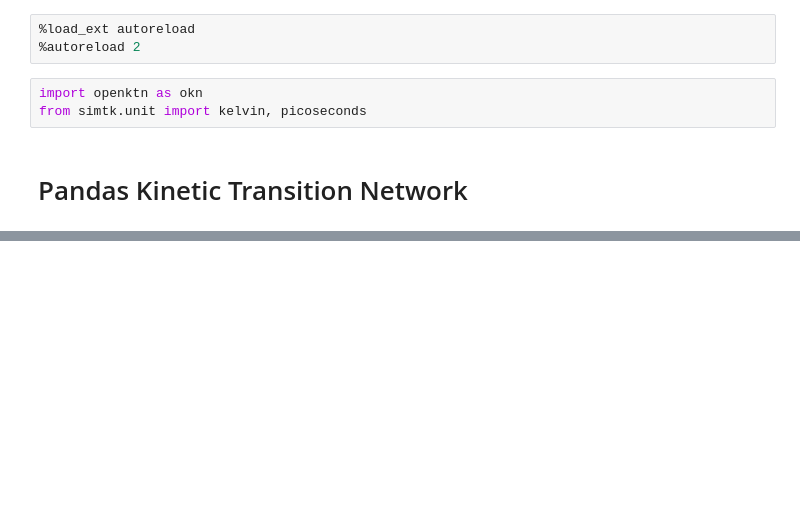
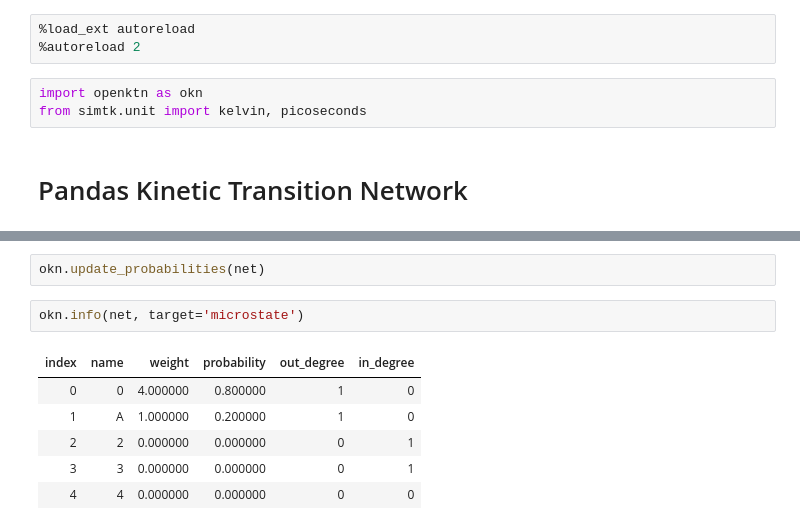
Before and after one commit to uibcdf/OpenKinLab, a Jupyter notebook: docs/contents/Pandas_KTN.ipynb, the cells around one changed output, grey strips where cells are left out. Saved outputs shown, nothing was run; the diff lists cells and outputs as text; blank space fills up the shorter version.

```diff
--- a/docs/contents/Pandas_KTN.ipynb
+++ b/docs/contents/Pandas_KTN.ipynb
@@ -13,0 +97,11 @@ NameError: name 'pandas_TransitionsDataFrame' is not defined
+# %%
+okn.update_probabilities(net)
+# %%
+okn.info(net, target='microstate')
+# %% [output]
+| index | name | weight | probability | out_degree | in_degree |
+| 0 | 0 | 4.000000 | 0.800000 | 1 | 0 |
+| 1 | A | 1.000000 | 0.200000 | 1 | 0 |
+| 2 | 2 | 0.000000 | 0.000000 | 0 | 1 |
+| 3 | 3 | 0.000000 | 0.000000 | 0 | 1 |
+| 4 | 4 | 0.000000 | 0.000000 | 0 | 0 |
```
Also changed, not shown: parts of 22 cells of this notebook, 15 other files.
